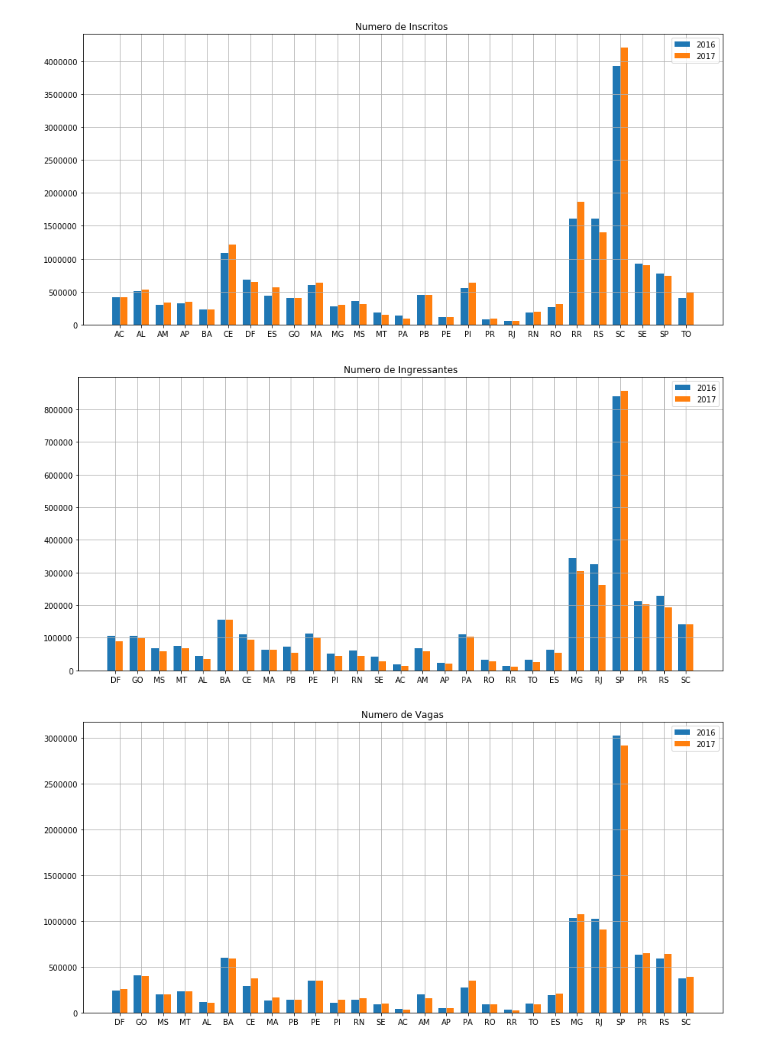
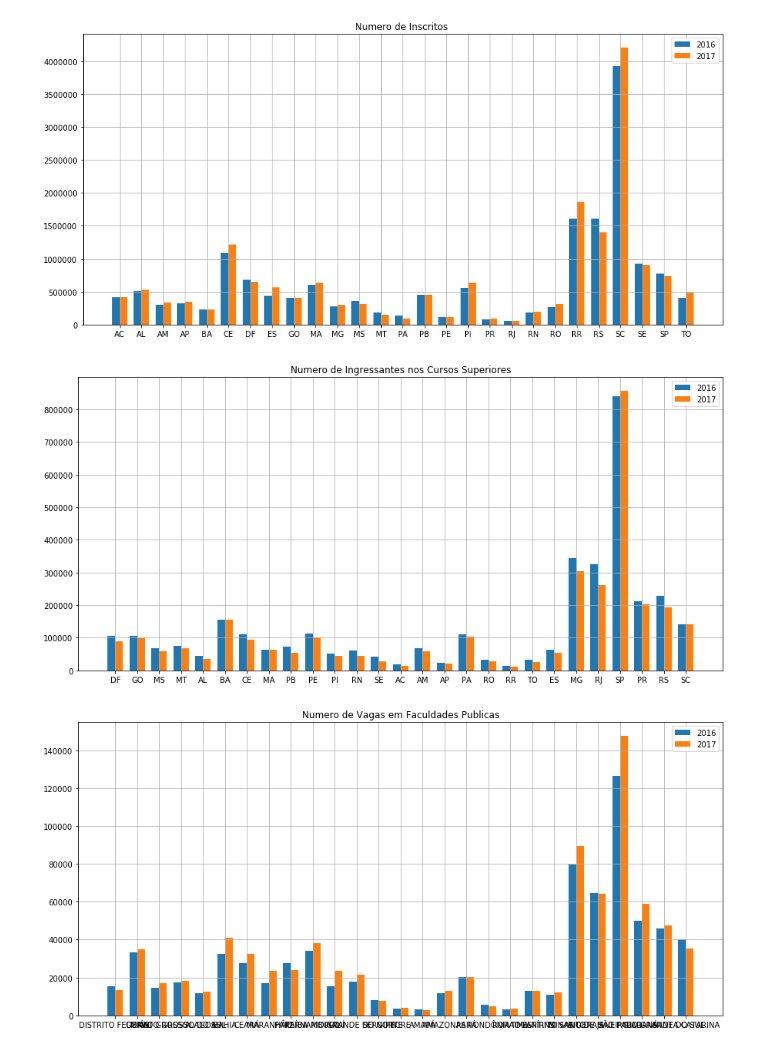
Before and after one commit to JViniciusF/ENEM-Matriculados-Por-Estados, a Jupyter notebook: Analise da matricula dos alunos.ipynb, the cells around one changed output. Saved outputs shown, nothing was run; the diff lists cells and outputs as text; code cells hidden in the pictures.

```diff
--- a/Analise da matricula dos alunos.ipynb
+++ b/Analise da matricula dos alunos.ipynb
@@ -48,32 +48,32 @@ rects2 = ax.bar(x + width/2, O2017, width, label='2017')
 ax.set_xticks(x)
 ax.set_xticklabels(estados)
 ax.legend()
-plt.title("Numero de Ingressantes");
+plt.title("Numero de Ingressantes nos Cursos Superiores");
 plt.rcParams['figure.figsize'] = (15,7)
 plt.grid()
 plt.autoscale()
 # %% [output]
-[figure, old version]
+[figure, new version]
 # %%
 df = pd.read_csv(uri_Vagas2017,sep = ";")
-df.columns = ["Regiao","Estados","SiglaRe","2017","2016"]
+df.columns = ["Regiao","Estados","Cat","Sub","2017","2016"]
 estados = df["Estados"]
 O2016 = df["2016"]
 O2017 = df["2017"]
 x = np.arange(len(estados))  # the label locations
 width = 0.35  # the width of the bars
 
 fig, ax = plt.subplots()
 rects1 = ax.bar(x - width/2, O2016, width, label='2016')
 rects2 = ax.bar(x + width/2, O2017, width, label='2017')
 ax.set_xticks(x)
 ax.set_xticklabels(estados)
 ax.legend()
-plt.title("Numero de Vagas");
+plt.title("Numero de Vagas em Faculdades Publicas");
 plt.rcParams['figure.figsize'] = (15,7)
 plt.grid()
 plt.autoscale()
 # %% [output]
-[figure, old version]
+[figure, new version]
 # %%
 dir(plt)
```
Also changed, not shown: parts of 1 cell of this notebook, 1 other file.
